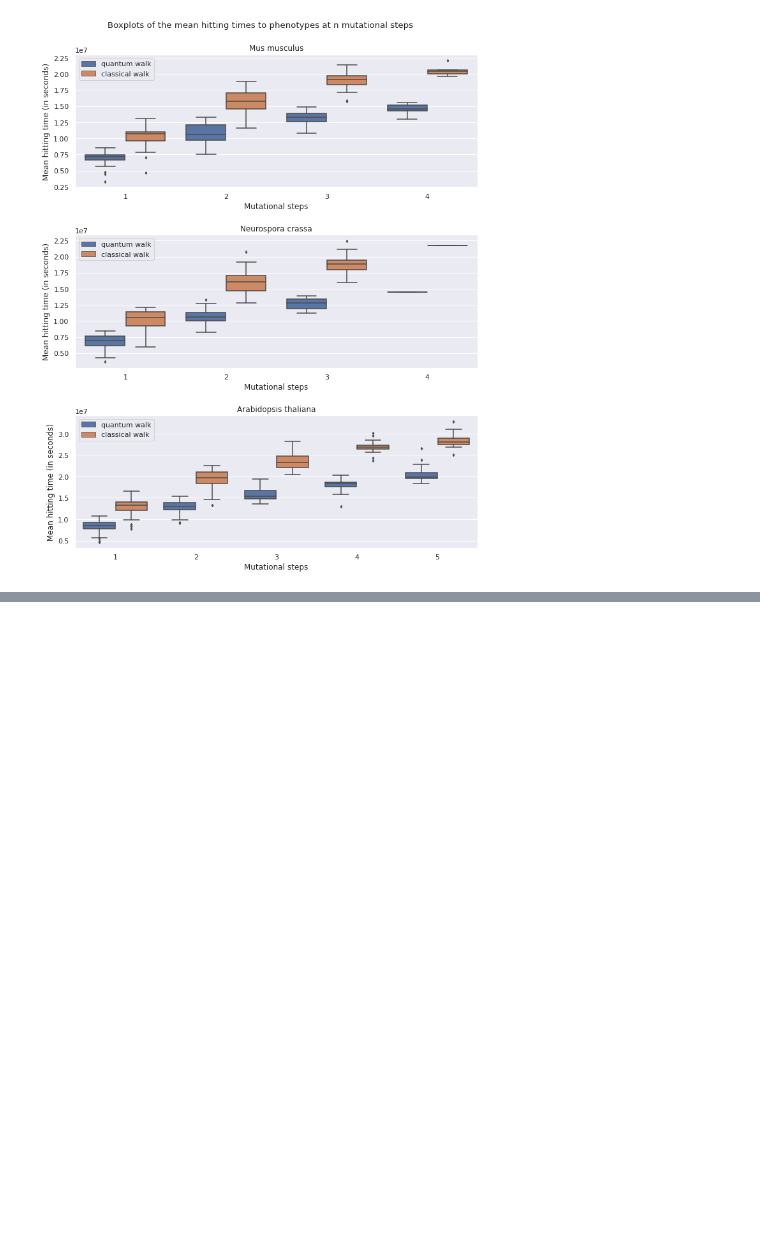
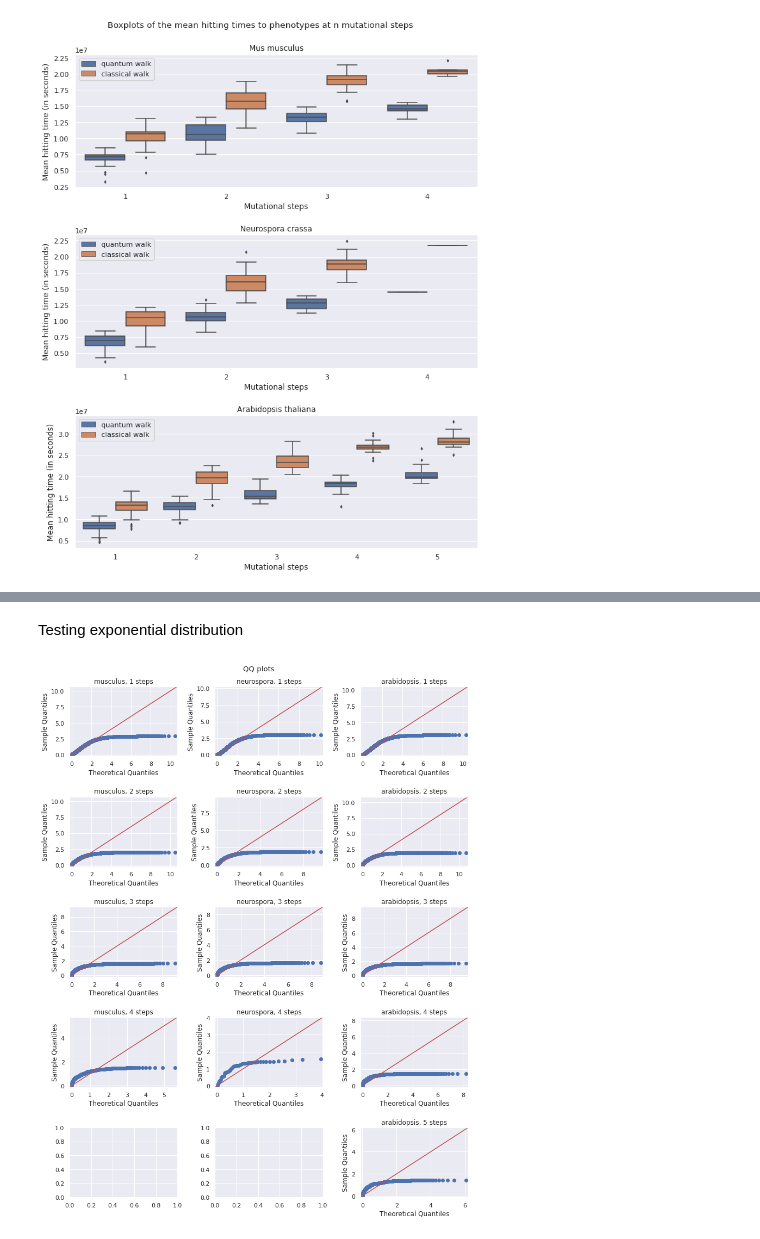
Before and after one commit to miguelruor/quantum_walks_genotype_networks, a Jupyter notebook: Analysis.ipynb, the cells around one changed output, grey strips where cells are left out. Cells and saved outputs as stored; diff of their text form; code cells hidden in the pictures; blank space fills up the shorter version.

```diff
--- a/Analysis.ipynb
+++ b/Analysis.ipynb
@@ -929,0 +1062,23 @@ plt.savefig("mean_hitting_times.png")
+# %% [markdown]
+Testing exponential distribution
+# %%
+fig, axes = plt.subplots(5, 3, figsize=(12,15))
+fig.suptitle('QQ plots')
+model = 'classical walk'
+
+for i in [1,2,3]:
+  gspace = names[i]
+  for step in [1,2,3,4,5]:
+    if step == 5 and gspace != 'arabidopsis':
+      continue
+
+    axes[step-1][i-1].set_title(f"{gspace}, {step} steps")
+
+    mq = df_phen[gspace][step][model].mean()
+
+    sm.qqplot(df_phen[gspace][step][model], line ='45', ax=axes[step-1][i-1], dist = stats.expon, fit=True)
+
+plt.tight_layout(pad=4, w_pad=2, h_pad=2)
+#plt.savefig("simulations_results.png")
+# %% [output]
+[figure, added]
```
Also changed, not shown: parts of 21 cells of this notebook.
